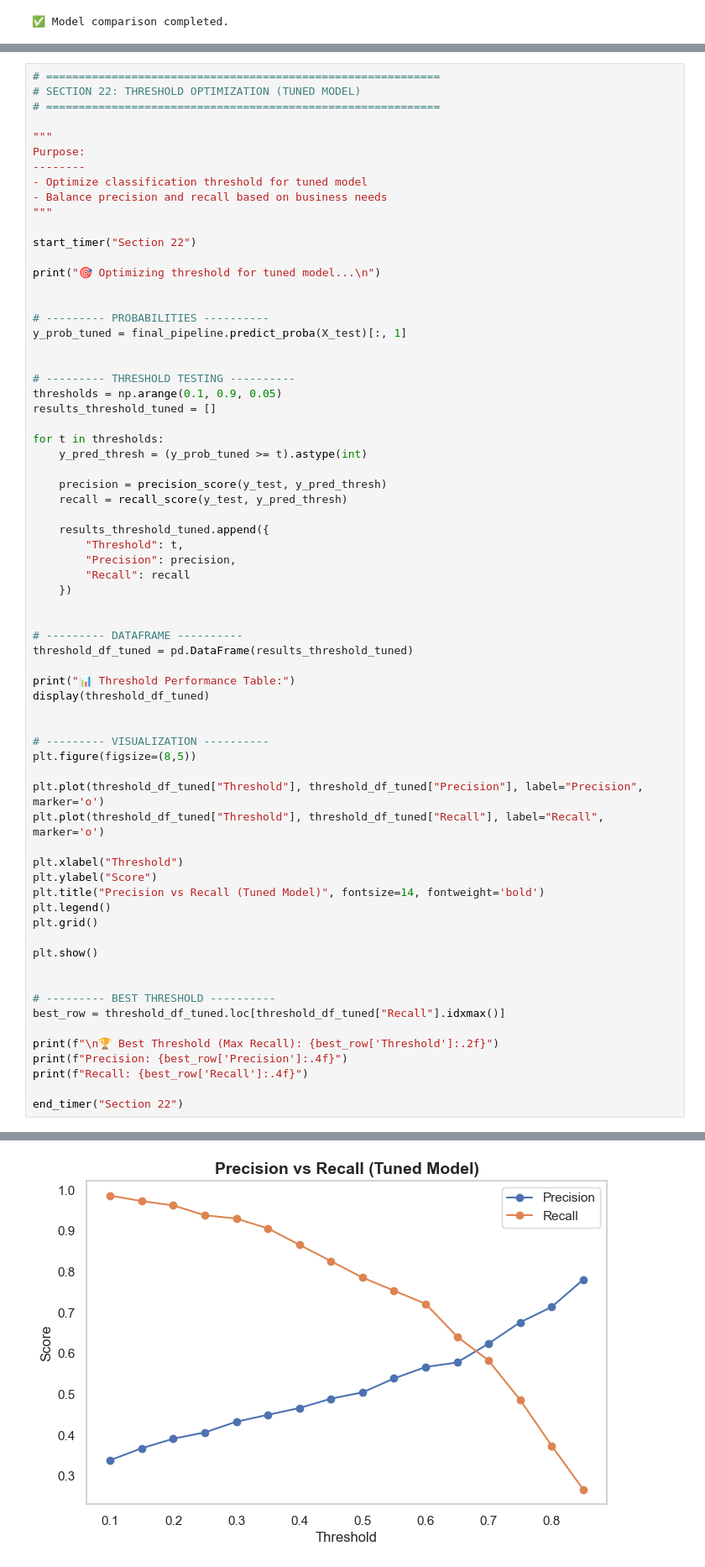
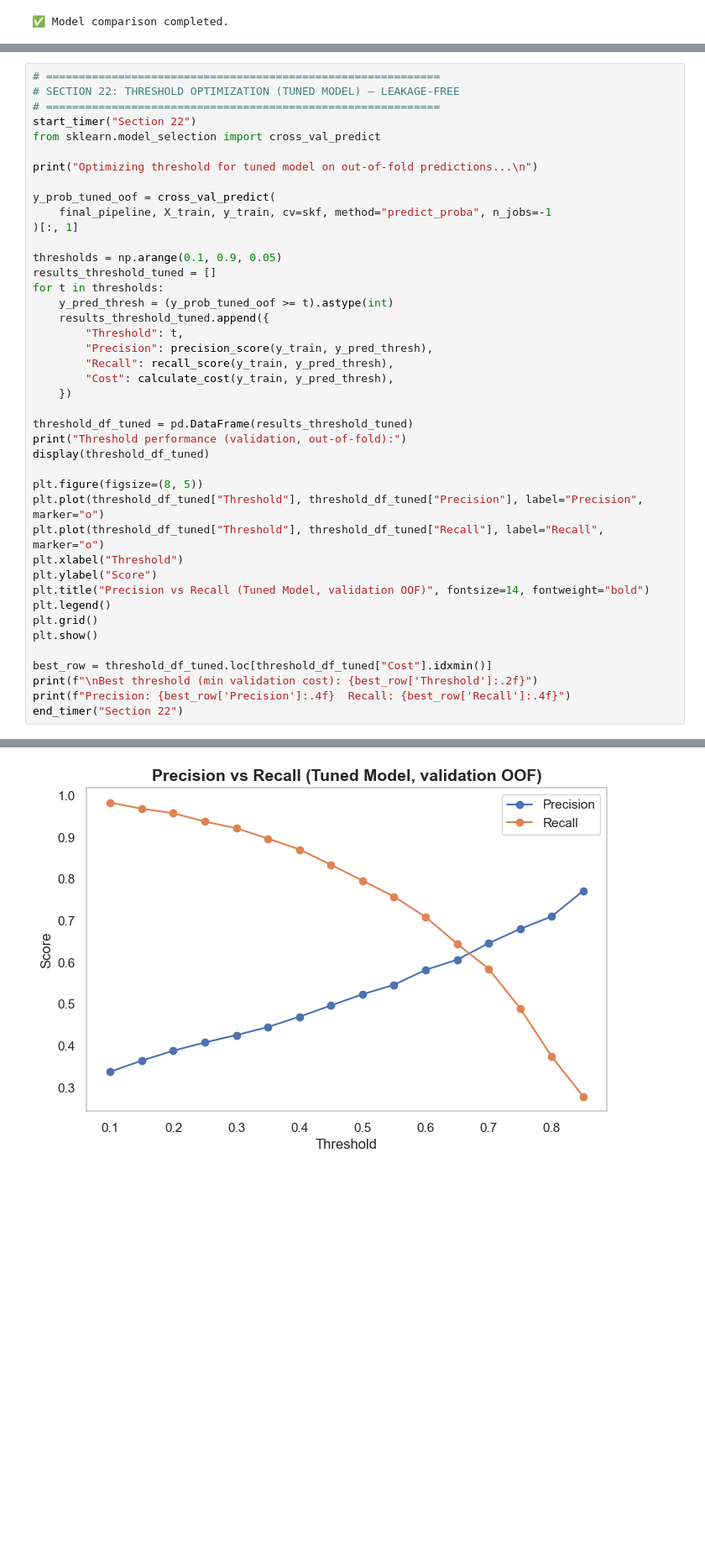
Before and after one commit to Pranav-1201/churnlens-dashboard, a Jupyter notebook: notebooks/Cuatomer_Churn_Model.ipynb, the cells around one changed output, grey strips where cells are left out. Shown at 84% size. Saved outputs shown, nothing was run; the diff lists cells and outputs as text; blank space fills up the shorter version.

```diff
--- a/notebooks/Cuatomer_Churn_Model.ipynb
+++ b/notebooks/Cuatomer_Churn_Model.ipynb
@@ -2035,70 +2009,44 @@ PR-AUC Score: 0.6560
 ✅ Final tuned model ready.
 # %%
 # ============================================================
-# SECTION 22: THRESHOLD OPTIMIZATION (TUNED MODEL)
+# SECTION 22: THRESHOLD OPTIMIZATION (TUNED MODEL) — LEAKAGE-FREE
 # ============================================================
+start_timer("Section 22")
+from sklearn.model_selection import cross_val_predict
 
-"""
-Purpose:
---------
-- Optimize classification threshold for tuned model
-- Balance precision and recall based on business needs
-"""
+print("Optimizing threshold for tuned model on out-of-fold predictions...\n")
 
-start_timer("Section 22")
+y_prob_tuned_oof = cross_val_predict(
+    final_pipeline, X_train, y_train, cv=skf, method="predict_proba", n_jobs=-1
+)[:, 1]
 
-print("🎯 Optimizing threshold for tuned model...\n")
-
-
-# --------- PROBABILITIES ----------
-y_prob_tuned = final_pipeline.predict_proba(X_test)[:, 1]
-
-
-# --------- THRESHOLD TESTING ----------
 thresholds = np.arange(0.1, 0.9, 0.05)
 results_threshold_tuned = []
-
 for t in thresholds:
-    y_pred_thresh = (y_prob_tuned >= t).astype(int)
-
-    precision = precision_score(y_test, y_pred_thresh)
-    recall = recall_score(y_test, y_pred_thresh)
-
+    y_pred_thresh = (y_prob_tuned_oof >= t).astype(int)
     results_threshold_tuned.append({
         "Threshold": t,
-        "Precision": precision,
-        "Recall": recall
+        "Precision": precision_score(y_train, y_pred_thresh),
+        "Recall": recall_score(y_train, y_pred_thresh),
+        "Cost": calculate_cost(y_train, y_pred_thresh),
     })
 
-
-# --------- DATAFRAME ----------
 threshold_df_tuned = pd.DataFrame(results_threshold_tuned)
-
-print("📊 Threshold Performance Table:")
+print("Threshold performance (validation, out-of-fold):")
 display(threshold_df_tuned)
 
-
-# --------- VISUALIZATION ----------
-plt.figure(figsize=(8,5))
-
-plt.plot(threshold_df_tuned["Threshold"], threshold_df_tuned["Precision"], label="Precision", marker='o')
-plt.plot(threshold_df_tuned["Threshold"], threshold_df_tuned["Recall"], label="Recall", marker='o')
-
+plt.figure(figsize=(8, 5))
+plt.plot(threshold_df_tuned["Threshold"], threshold_df_tuned["Precision"], label="Precision", marker="o")
+plt.plot(threshold_df_tuned["Threshold"], threshold_df_tuned["Recall"], label="Recall", marker="o")
 plt.xlabel("Threshold")
 plt.ylabel("Score")
-plt.title("Precision vs Recall (Tuned Model)", fontsize=14, fontweight='bold')
+plt.title("Precision vs Recall (Tuned Model, validation OOF)", fontsize=14, fontweight="bold")
 plt.legend()
 plt.grid()
-
 plt.show()
 
-
-# --------- BEST THRESHOLD ----------
-best_row = threshold_df_tuned.loc[threshold_df_tuned["Recall"].idxmax()]
-
-print(f"\n🏆 Best Threshold (Max Recall): {best_row['Threshold']:.2f}")
-print(f"Precision: {best_row['Precision']:.4f}")
-print(f"Recall: {best_row['Recall']:.4f}")
-
+best_row = threshold_df_tuned.loc[threshold_df_tuned["Cost"].idxmin()]
+print(f"\nBest threshold (min validation cost): {best_row['Threshold']:.2f}")
+print(f"Precision: {best_row['Precision']:.4f}  Recall: {best_row['Recall']:.4f}")
 end_timer("Section 22")
 # %% [output]
@@ -2125 +2073 @@ end_timer("Section 22")
-[figure, old version]
+[figure, new version]
```
Also changed, not shown: parts of 23 cells of this notebook, 13 other files.
